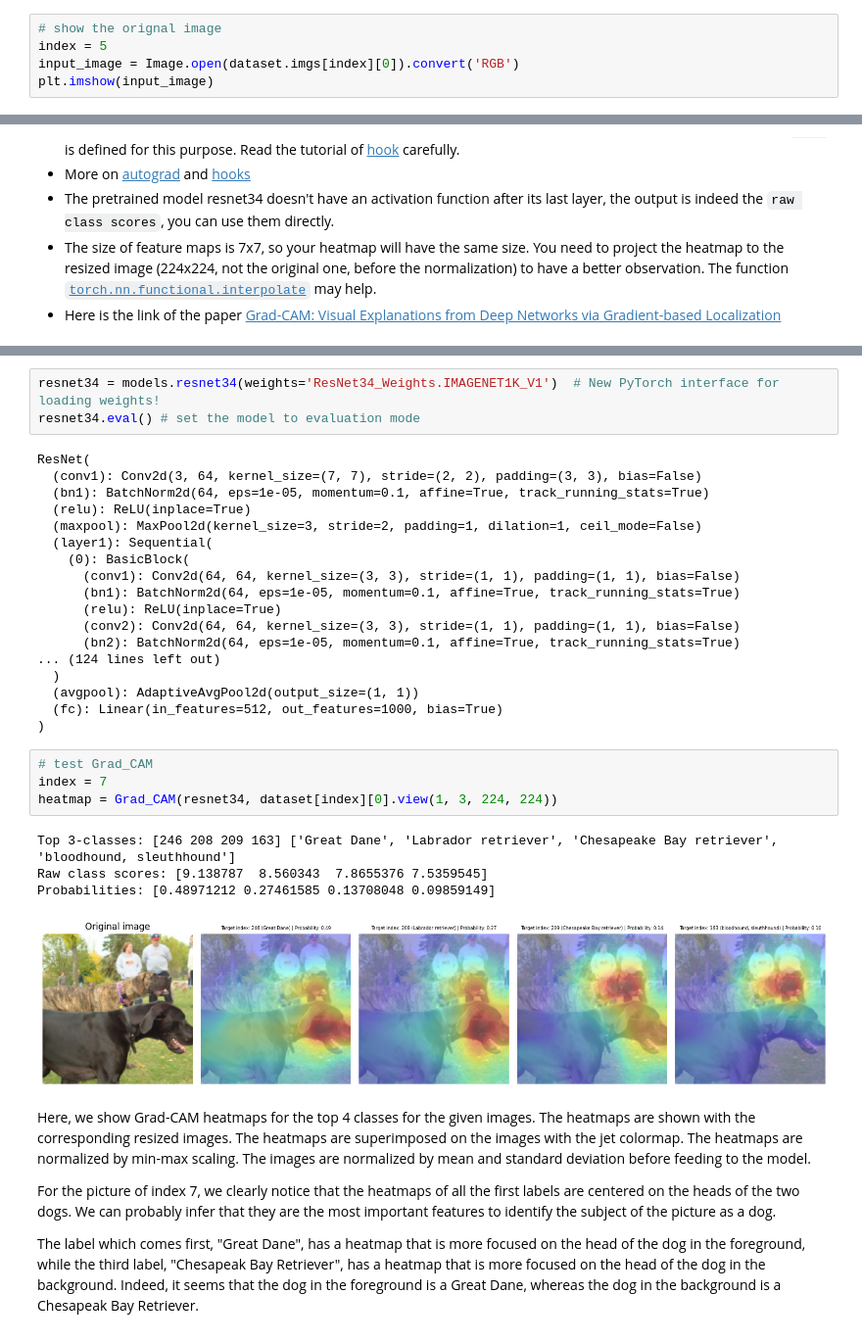
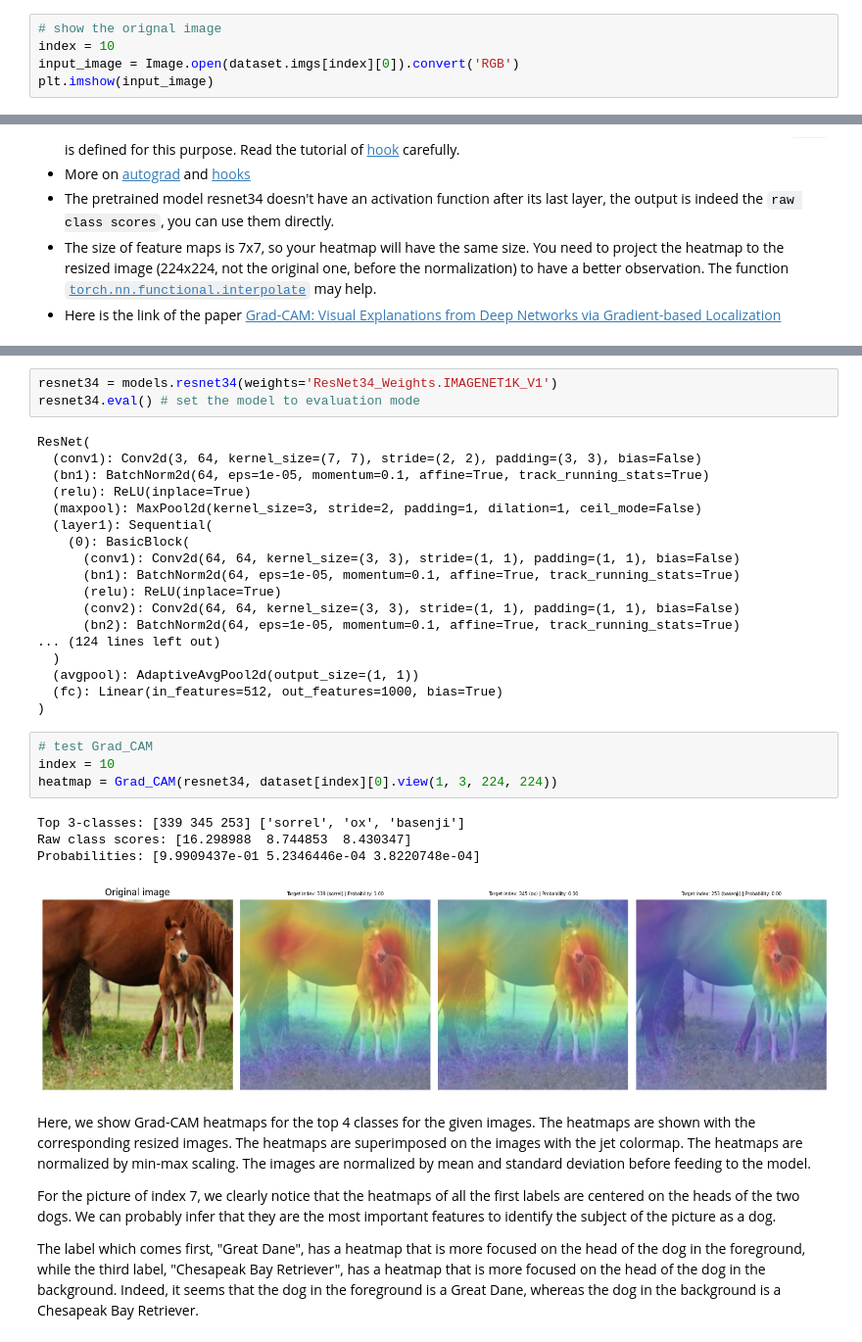
Before and after one commit to MariusAlonso/MVA-DLIP, a Jupyter notebook: TP2/TP2_GradCAM.ipynb, the cells around one changed output, grey strips where cells are left out. Shown at 98% size. Saved outputs shown, nothing was run; the diff lists cells and outputs as text.

```diff
--- a/TP2/TP2_GradCAM.ipynb
+++ b/TP2/TP2_GradCAM.ipynb
@@ -91,7 +92,7 @@ dir_path = "data/"
 dataset = preprocess_image(dir_path)
 # %%
 # show the orignal image
-index = 5
+index = 10
 input_image = Image.open(dataset.imgs[index][0]).convert('RGB')
 plt.imshow(input_image)
 # %% [output]
@@ -205,7 +220,7 @@ def Grad_CAM(model, input_image):
     plt.tight_layout()
     plt.show()
 # %%
-resnet34 = models.resnet34(weights='ResNet34_Weights.IMAGENET1K_V1')  # New PyTorch interface for loading weights!
+resnet34 = models.resnet34(weights='ResNet34_Weights.IMAGENET1K_V1')
 resnet34.eval() # set the model to evaluation mode
 # %% [output]
 ResNet(
@@ -227,13 +242,13 @@ ResNet(
 )
 # %%
 # test Grad_CAM
-index = 7
+index = 10
 heatmap = Grad_CAM(resnet34, dataset[index][0].view(1, 3, 224, 224))
 # %% [output]
-Top 3-classes: [246 208 209 163] ['Great Dane', 'Labrador retriever', 'Chesapeake Bay retriever', 'bloodhound, sleuthhound']
-Raw class scores: [9.138787  8.560343  7.8655376 7.5359545]
-Probabilities: [0.48971212 0.27461585 0.13708048 0.09859149]
+Top 3-classes: [339 345 253] ['sorrel', 'ox', 'basenji']
+Raw class scores: [16.298988  8.744853  8.430347]
+Probabilities: [9.9909437e-01 5.2346446e-04 3.8220748e-04]
-[figure, old version]
+[figure, new version]
 # %% [markdown]
 Here, we show Grad-CAM heatmaps for the top 4 classes for the given images. The heatmaps are shown with the corresponding resized images. The heatmaps are superimposed on the images with the jet colormap. The heatmaps are normalized by min-max scaling. The images are normalized by mean and standard deviation before feeding to the model.
 
```
Also changed, not shown: parts of 4 cells of this notebook.
